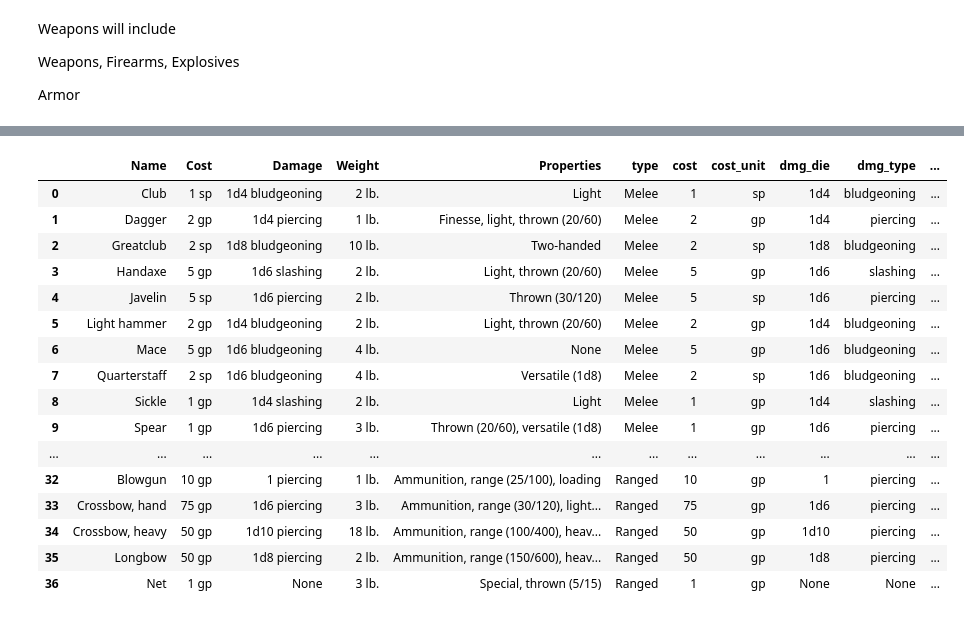
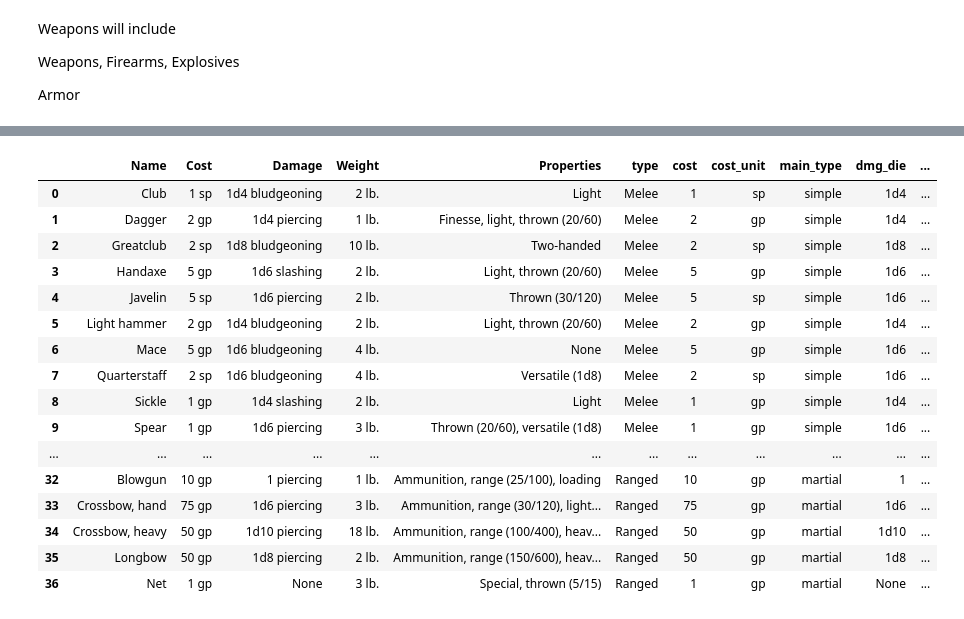
Before and after one commit to pconnell/DNDIO, a Jupyter notebook: webscrape.ipynb, the cells around one changed output, grey strips where cells are left out. Cells and saved outputs as stored; diff of their text form; code cells hidden in the pictures.

```diff
--- a/webscrape.ipynb
+++ b/webscrape.ipynb
@@ -1193,0 +1212,2 @@ Other class table information:
+# %%
+soup = BS(open(class_files[0]['file'],'r').read())
@@ -1230,7 +1292,13 @@ def get_starting_equipment(soup):
 
     equip_data = [e.text.strip() for e in equip_data('li')]
     for i in range(len(equip_data)):
+        # if "'" in equip_data[i]:
+        #     equip_data[i] = re.sub('\'','\'\'',equip_data[i])
         if '’' in equip_data[i]:
-            equip_data[i] = re.sub('’','\'\'')
+            equip_data[i] = re.sub('’','\'',equip_data[i])
+        if "'" in equip_data[i]:
+            equip_data[i] = re.sub('\'','\'\'',equip_data[i])
+
+    return equip_data
 get_starting_equipment(soup)
 # %% [output]
@@ -1241,2 +1309,4 @@ get_starting_equipment(soup)
+# %%
+soup = BS(open(class_files[6]['file'],'r').read())
 # %%
 def get_proficiencies(soup):
@@ -1296,10 +1414,13 @@ class_tables_clean.to_csv('./data/class_by_level.csv',index=False)
 # %%
 # class_tables_clean[['hp','proficiencies','start_equip']] = '','',''
+import json
 class_start_data = pd.DataFrame({
     'class':[],
     'hp':[],
     'equip':[],
-    'proficiencies':[]
+    'proficiencies':[],
+    'spell_dc':[],
+    'spell_atk_mod':[]
 })
 class_start_data['equip'] = class_start_data['equip'].astype('object')
 for file in class_files:
@@ -1311,9 +1432,10 @@ for file in class_files:
         profs = get_proficiencies(soup)
         # class_start_data.loc[class_start_data.loc[len(class_start_data)-1]['class']==file['class'],'proficiencies'] = profs
         # print('\tproficiencies: {}'.format(get_proficiencies(soup)))
-    except:
+    except Exception as e:
         profs = None
         print('error getting proficiencies for {}'.format(file['class']))
+        raise e
     try:
         hp = get_hp_data(soup)
         # class_tables_clean.loc[class_tables_clean['class']==file['class'],'hp'] = hp
@@ -1325,14 +1447,29 @@ for file in class_files:
         equip = get_starting_equipment(soup)
         # print('\tequipment: {}'.format(get_starting_equipment(soup)))
         # class_tables_clean.loc[class_tables_clean['class']==file['class'],'start_equip'] = equip
-    except:
+    except Exception as e:
         equip = None
         print('\terror getting equipment for {}'.format(file['class']))
+    try:
+        spellcast = get_spellcast_mods(soup)
+        if len(spellcast) > 0:
+            dc = spellcast[0]
+            mod = spellcast[1]
+        else:
+            dc = None
+            mod = None
+    except:
+        print("Couldn't get spellcasting data for {}".format(file['class']))
+        dc = None
+        mod = None
     if equip is None:
         equip = []
-    d = {'class':file['class'],'hp':hp,'equip':equip,'proficiencies':profs}
+    # d = {'class':file['class'],'hp':json.dumps(hp),'equip':equip,'proficiencies':profs,'spell_dc':dc,'spell_atk_mod':mod}
     # print(d)
-    class_start_data.loc[len(class_start_data)] = {'class':file['class'],'hp':hp,'equip':equip,'proficiencies':profs}
+    class_start_data.loc[len(class_start_data)] = {
+        'class':file['class'],'hp':hp,'equip':equip,
+        'proficiencies':profs,'spell_dc':dc,'spell_atk_mod':mod
+    }
     # class_start_data.loc[len(class_start_data)] = d
 class_start_data
 # %% [output]
@@ -1573,46 +1752,49 @@ Armor
 # %%
 weps = pd.concat(res)
 weps.reset_index(inplace=True)
 weps.drop(columns=['index'],axis=1,inplace=True)
 
 weps.loc[weps['Damage'].str.contains('—'),'Damage'] = None
 # weps.loc[weps['dmg_die'].str.contains('—'),'dmg_die'] = None
 # weps.at[weps['dmg_die'].str.contains('—'),'dmg'] = {}
 weps.loc[weps['Properties'].str.contains('—'),'Properties'] = None
 weps.loc[weps['Weight'].str.contains('—'),'Weight'] = '0 lb.'
 
 weps[['cost','cost_unit']] = weps['Cost'].str.split(' ',expand=True)
 # weps.drop(columns='Cost',inplace=True)
+weps['main_type'] = weps['type'].str.split(' ',expand=True)[0].str.lower()
 weps['type'] = weps['type'].str.split(' ',expand=True)[1]
+
+# weps['type'] = weps['type'].str.split(' ',expand=True)[1]
 weps[['dmg_die','dmg_type']] =weps['Damage'].str.split(' ',expand=True)
 # weps.drop(columns='Damage',inplace=True)
 weps[['dmg_die_qty','dmg_die_size']] = weps['dmg_die'].str.split('d',expand=True)
 # weps.drop(columns='dmg_die',inplace=True)
 
 weps['dmg'] = None
 weps['dmg'] = weps.apply(
     lambda row: {row['dmg_type']:{int(row['dmg_die_qty']):int(row['dmg_die_size'])}} if row['dmg_die_size'] is not None else {},
     axis=1
 )
 weps
 # %% [output]
-|  | Name | Cost | Damage | Weight | Properties | type | cost | cost_unit | dmg_die | dmg_type | ... |
-| 0 | Club | 1 sp | 1d4 bludgeoning | 2 lb. | Light | Melee | 1 | sp | 1d4 | bludgeoning | ... |
-| 1 | Dagger | 2 gp | 1d4 piercing | 1 lb. | Finesse, light, thrown (20/60) | Melee | 2 | gp | 1d4 | piercing | ... |
-| 2 | Greatclub | 2 sp | 1d8 bludgeoning | 10 lb. | Two-handed | Melee | 2 | sp | 1d8 | bludgeoning | ... |
-| 3 | Handaxe | 5 gp | 1d6 slashing | 2 lb. | Light, thrown (20/60) | Melee | 5 | gp | 1d6 | slashing | ... |
-| 4 | Javelin | 5 sp | 1d6 piercing | 2 lb. | Thrown (30/120) | Melee | 5 | sp | 1d6 | piercing | ... |
-| 5 | Light hammer | 2 gp | 1d4 bludgeoning | 2 lb. | Light, thrown (20/60) | Melee | 2 | gp | 1d4 | bludgeoning | ... |
-| 6 | Mace | 5 gp | 1d6 bludgeoning | 4 lb. | None | Melee | 5 | gp | 1d6 | bludgeoning | ... |
-| 7 | Quarterstaff | 2 sp | 1d6 bludgeoning | 4 lb. | Versatile (1d8) | Melee | 2 | sp | 1d6 | bludgeoning | ... |
-| 8 | Sickle | 1 gp | 1d4 slashing | 2 lb. | Light | Melee | 1 | gp | 1d4 | slashing | ... |
-| 9 | Spear | 1 gp | 1d6 piercing | 3 lb. | Thrown (20/60), versatile (1d8) | Melee | 1 | gp | 1d6 | piercing | ... |
+|  | Name | Cost | Damage | Weight | Properties | type | cost | cost_unit | main_type | dmg_die | ... |
+| 0 | Club | 1 sp | 1d4 bludgeoning | 2 lb. | Light | Melee | 1 | sp | simple | 1d4 | ... |
+| 1 | Dagger | 2 gp | 1d4 piercing | 1 lb. | Finesse, light, thrown (20/60) | Melee | 2 | gp | simple | 1d4 | ... |
+| 2 | Greatclub | 2 sp | 1d8 bludgeoning | 10 lb. | Two-handed | Melee | 2 | sp | simple | 1d8 | ... |
+| 3 | Handaxe | 5 gp | 1d6 slashing | 2 lb. | Light, thrown (20/60) | Melee | 5 | gp | simple | 1d6 | ... |
+| 4 | Javelin | 5 sp | 1d6 piercing | 2 lb. | Thrown (30/120) | Melee | 5 | sp | simple | 1d6 | ... |
+| 5 | Light hammer | 2 gp | 1d4 bludgeoning | 2 lb. | Light, thrown (20/60) | Melee | 2 | gp | simple | 1d4 | ... |
+| 6 | Mace | 5 gp | 1d6 bludgeoning | 4 lb. | None | Melee | 5 | gp | simple | 1d6 | ... |
+| 7 | Quarterstaff | 2 sp | 1d6 bludgeoning | 4 lb. | Versatile (1d8) | Melee | 2 | sp | simple | 1d6 | ... |
+| 8 | Sickle | 1 gp | 1d4 slashing | 2 lb. | Light | Melee | 1 | gp | simple | 1d4 | ... |
+| 9 | Spear | 1 gp | 1d6 piercing | 3 lb. | Thrown (20/60), versatile (1d8) | Melee | 1 | gp | simple | 1d6 | ... |
 | ... | ... | ... | ... | ... | ... | ... | ... | ... | ... | ... | ... |
-| 32 | Blowgun | 10 gp | 1 piercing | 1 lb. | Ammunition, range (25/100), loading | Ranged | 10 | gp | 1 | piercing | ... |
-| 33 | Crossbow, hand | 75 gp | 1d6 piercing | 3 lb. | Ammunition, range (30/120), light... | Ranged | 75 | gp | 1d6 | piercing | ... |
-| 34 | Crossbow, heavy | 50 gp | 1d10 piercing | 18 lb. | Ammunition, range (100/400), heav... | Ranged | 50 | gp | 1d10 | piercing | ... |
-| 35 | Longbow | 50 gp | 1d8 piercing | 2 lb. | Ammunition, range (150/600), heav... | Ranged | 50 | gp | 1d8 | piercing | ... |
-| 36 | Net | 1 gp | None | 3 lb. | Special, thrown (5/15) | Ranged | 1 | gp | None | None | ... |
+| 32 | Blowgun | 10 gp | 1 piercing | 1 lb. | Ammunition, range (25/100), loading | Ranged | 10 | gp | martial | 1 | ... |
+| 33 | Crossbow, hand | 75 gp | 1d6 piercing | 3 lb. | Ammunition, range (30/120), light... | Ranged | 75 | gp | martial | 1d6 | ... |
+| 34 | Crossbow, heavy | 50 gp | 1d10 piercing | 18 lb. | Ammunition, range (100/400), heav... | Ranged | 50 | gp | martial | 1d10 | ... |
+| 35 | Longbow | 50 gp | 1d8 piercing | 2 lb. | Ammunition, range (150/600), heav... | Ranged | 50 | gp | martial | 1d8 | ... |
+| 36 | Net | 1 gp | None | 3 lb. | Special, thrown (5/15) | Ranged | 1 | gp | martial | None | ... |
 # %%
 weps['props'] = weps['Properties'].str.split(', ')
 for i, row in weps.iterrows():
```
Also changed, not shown: parts of 21 cells of this notebook, 15 other files.
